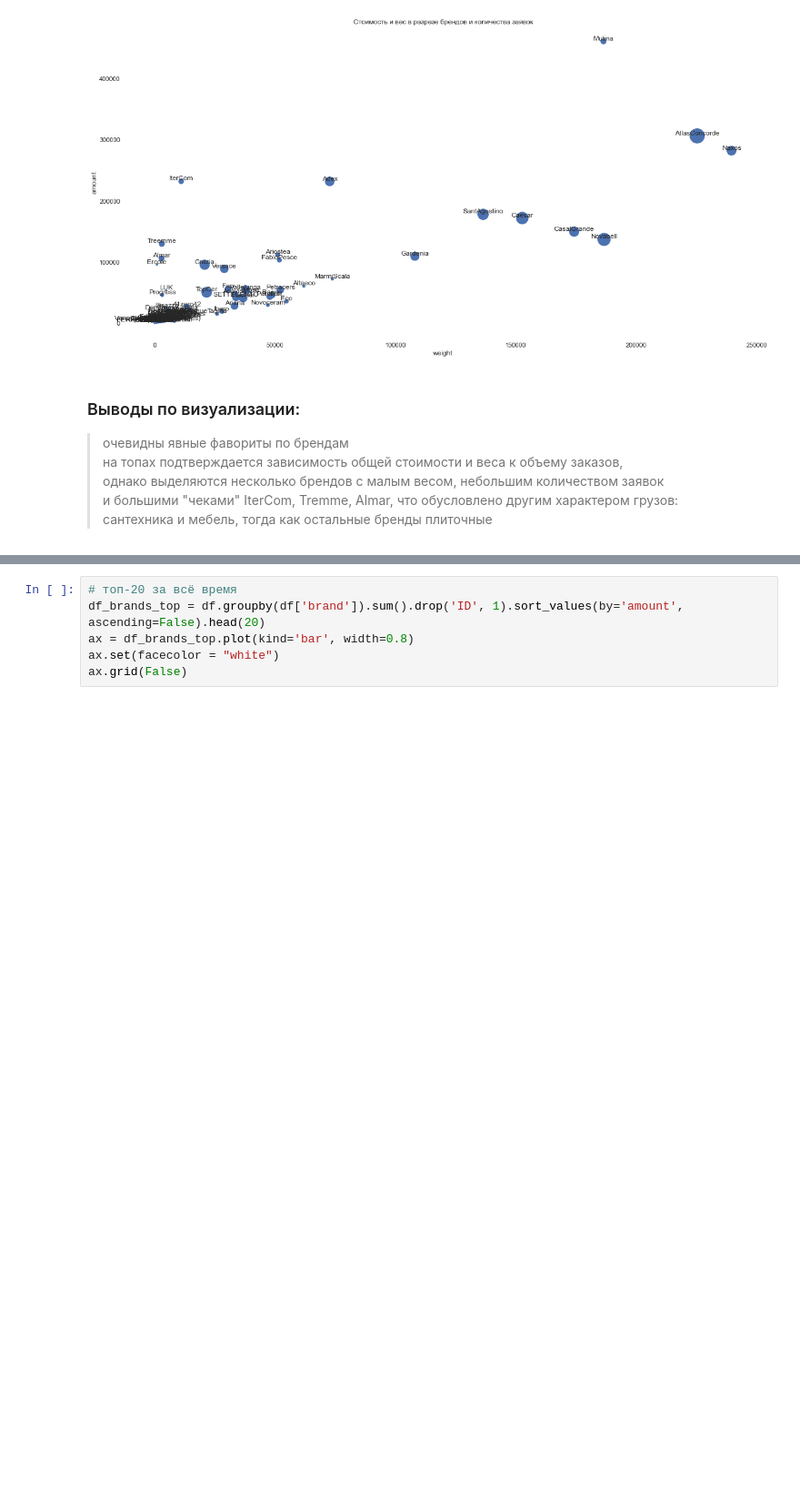
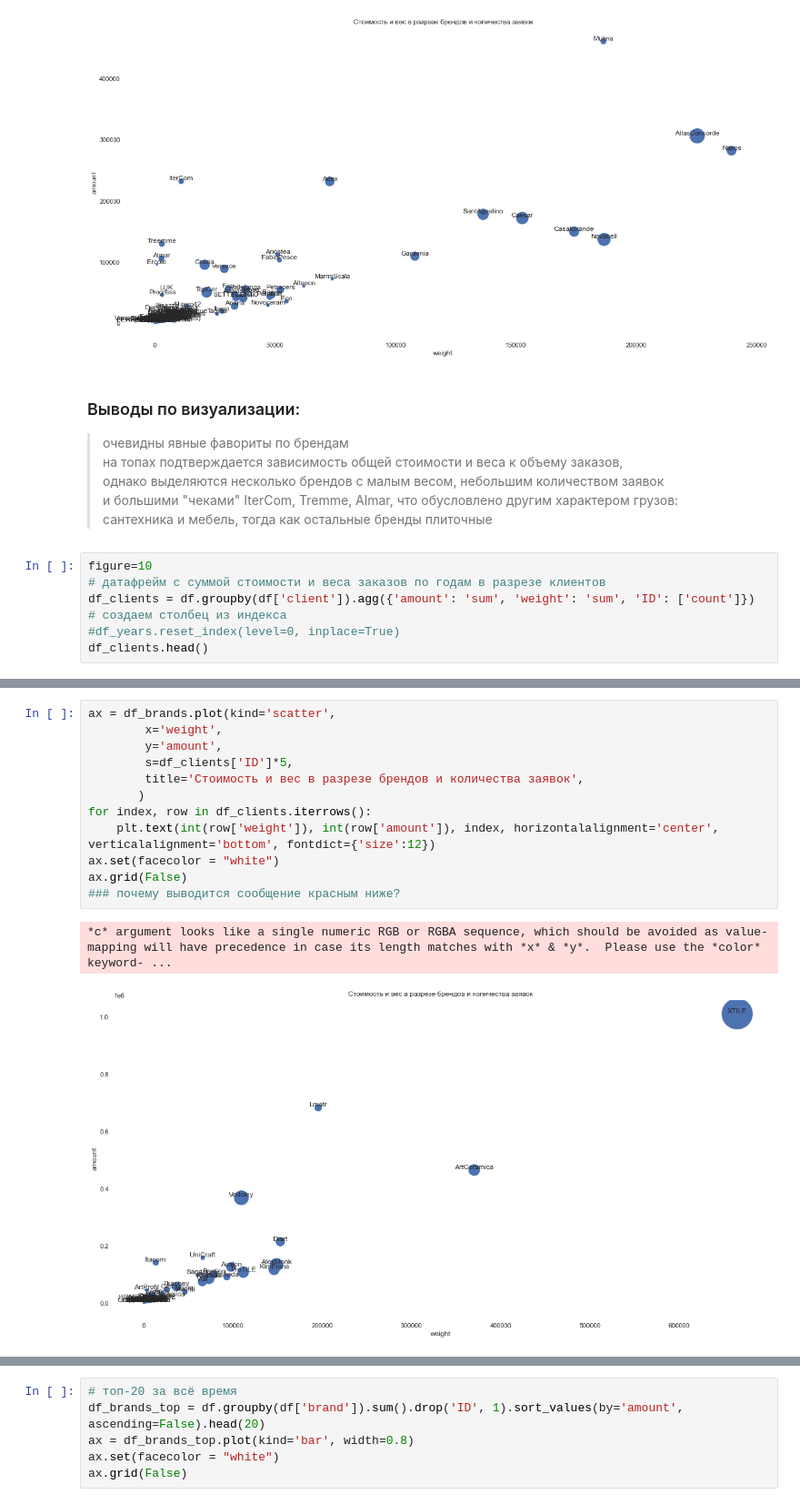
Before and after one commit to Alexander-Chernetsov/pyda-18-hw, a Jupyter notebook: hw-15/hw-15.ipynb, the cells around one changed output, grey strips where cells are left out. Shown: that part at 91% size. Cells and saved outputs as stored; diff of their text form; blank space fills up the shorter version.

```diff
--- a/hw-15/hw-15.ipynb
+++ b/hw-15/hw-15.ipynb
@@ -240,3 +240,10 @@ ax.grid(False)
 однако выделяются несколько брендов с малым весом, небольшим количеством заявок \
 и большими "чеками" IterCom, Tremme, Almar, что обусловлено другим характером грузов: \
 сантехника и мебель, тогда как остальные бренды плиточные
+# %%
+figure=10
+# датафрейм с суммой стоимости и веса заказов по годам в разрезе клиентов
+df_clients = df.groupby(df['client']).agg({'amount': 'sum', 'weight': 'sum', 'ID': ['count']})
+# создаем столбец из индекса
+#df_years.reset_index(level=0, inplace=True)
+df_clients.head()
@@ -242,0 +259,15 @@ ax.grid(False)
+# %%
+ax = df_brands.plot(kind='scatter',
+        x='weight',
+        y='amount',
+        s=df_clients['ID']*5,
+        title='Стоимость и вес в разрезе брендов и количества заявок',
+       )
+for index, row in df_clients.iterrows():
+    plt.text(int(row['weight']), int(row['amount']), index, horizontalalignment='center', verticalalignment='bottom', fontdict={'size':12})
+ax.set(facecolor = "white")
+ax.grid(False)
+### почему выводится сообщение красным ниже?
+# %% [output]
+*c* argument looks like a single numeric RGB or RGBA sequence, which should be avoided as value-mapping will have precedence in case its length matches with *x* & *y*.  Please use the *color* keyword- ...
+[figure, added]
```
Also changed, not shown: parts of 7 cells of this notebook.
